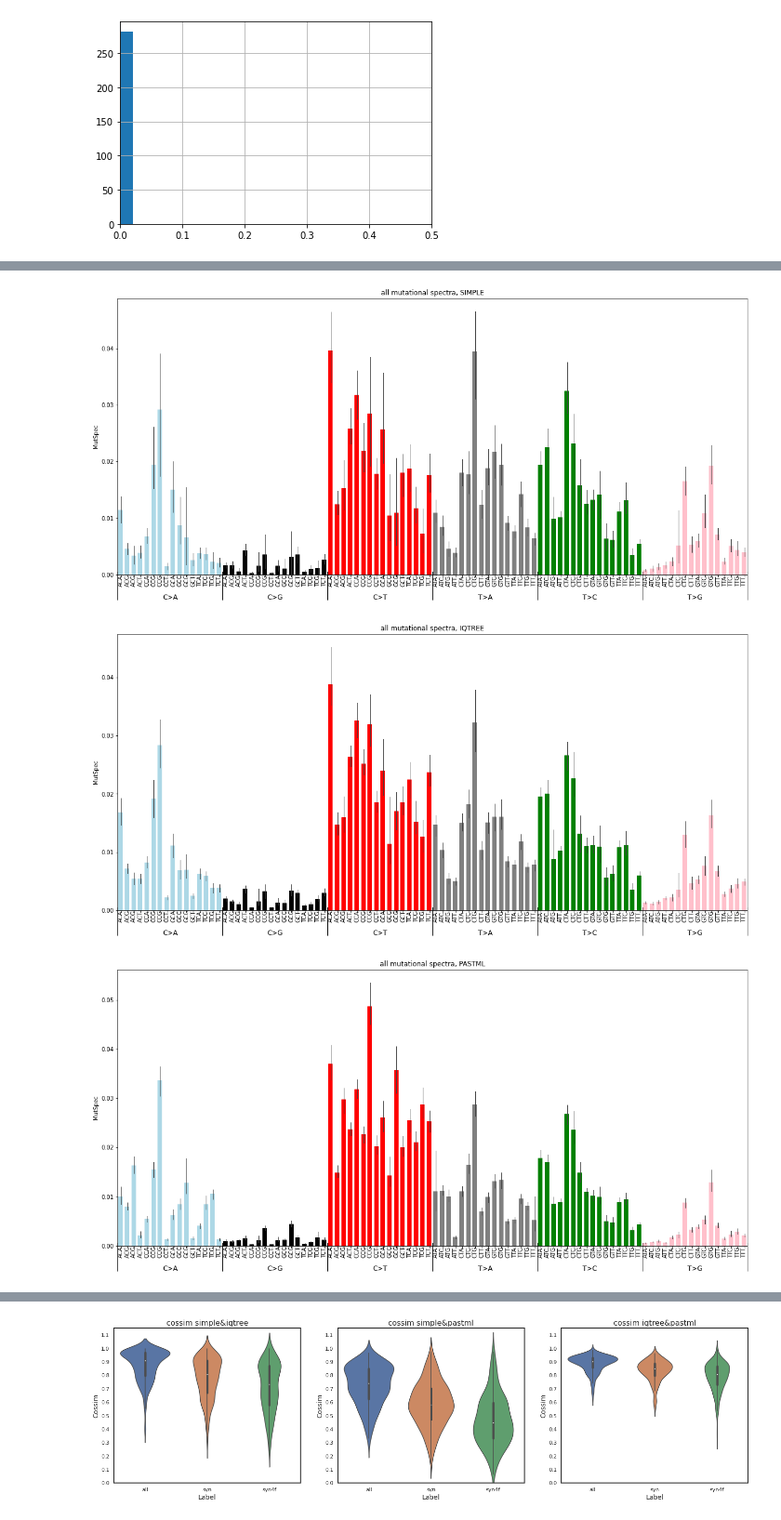
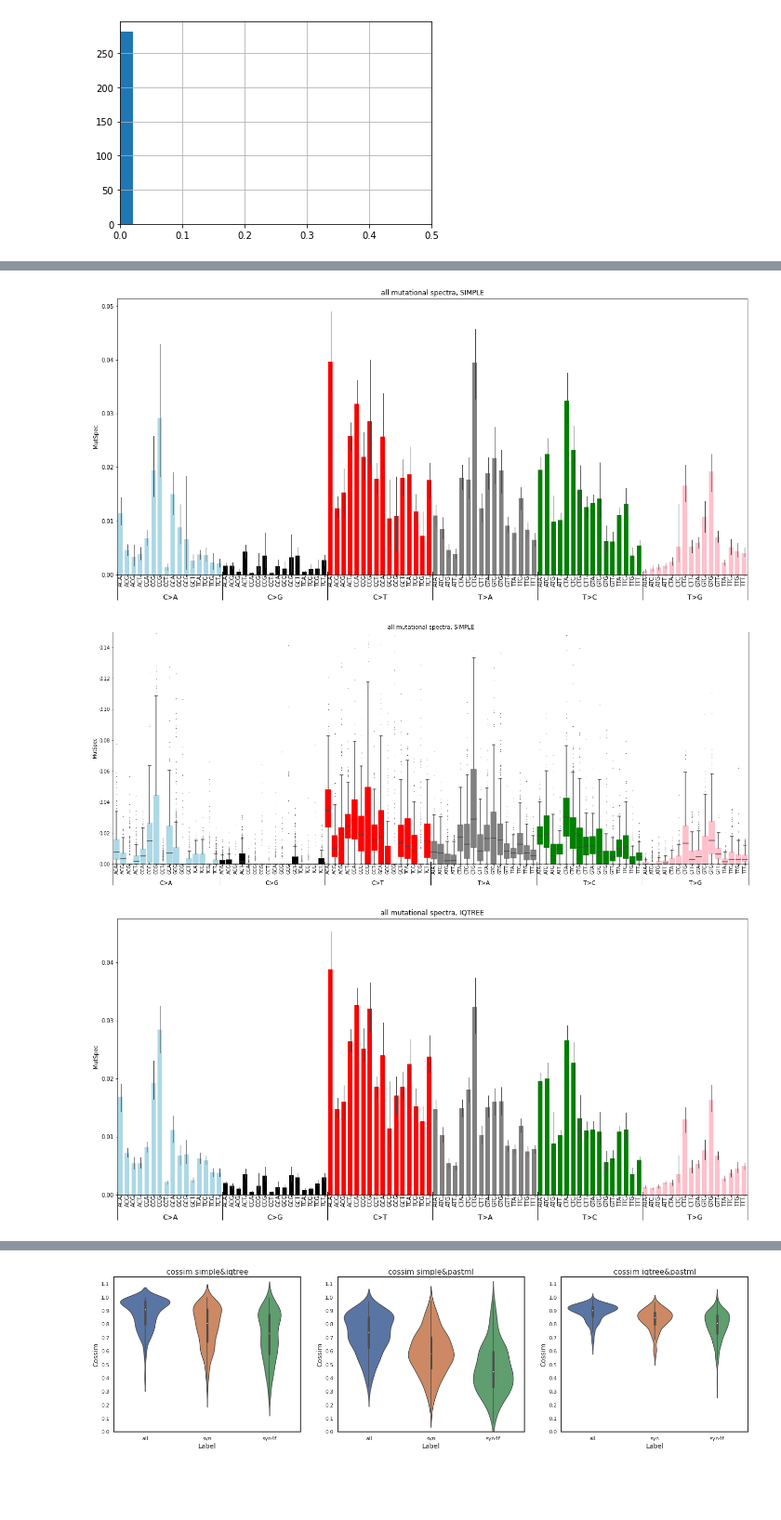
Before and after one commit to mitoclub/PyMutSpec, a Jupyter notebook: notebooks/pastml_report.ipynb, the cells around one changed output, grey strips where cells are left out. Shown at 93% size. Saved outputs shown, nothing was run; the diff lists cells and outputs as text; code cells hidden in the pictures; blank space fills up the shorter version.

```diff
--- a/notebooks/pastml_report.ipynb
+++ b/notebooks/pastml_report.ipynb
@@ -303,7 +330,7 @@ def label_len(my_index,level):
 
 def label_group_bar_table(ax, df):
     font = {
-        'family': 'cursive',
+        # 'family': 'cursive',
         'color':  'black',
         'weight': 'normal',
         'size': 10,
@@ -354,7 +381,7 @@ def plot_mutspec192_bar(edge_mutspec, label="Mutational spectra", filepath=None)
     plt.show()
 
 
-def plot_mutspec192_box(edge_mutspec, label="Mutational spectra", filepath=None):
+def plot_mutspec192_box(edge_mutspec, label="Mutational spectra", filepath=None, ylim=(0, 0.2)):
     edge_mutspec = edge_mutspec.copy()
     smpl = edge_mutspec.groupby("AltNode").get_group(edge_mutspec.AltNode.sample().item()).sort_values(["MutBase", "Context"])
     colors = smpl["MutBase"].map(coloring).values
@@ -363,15 +390,16 @@ def plot_mutspec192_box(edge_mutspec, label="Mutational spectra", filepath=None)
     ax = fig.add_subplot(111)
     sns.boxplot(
         x="Mut", y="MutSpec", data=edge_mutspec,
-        order=order96, ax=fig.gca(), fliersize=1,
+        order=order96, ax=fig.gca(), fliersize=0.5,
     )
-    # for bar, clr in zip(ax.patches, colors):
-    #     bar.set_color(clr)
+    for bar, clr in zip(ax.patches, colors):
+        bar.set_color(clr)
     #     bar.set_width(0.6)
     labels = ['' for item in ax.get_xticklabels()]
     ax.set_xticklabels(labels)
     ax.set_xlabel('')
     ax.set_title(label)
+    ax.set_ylim(ylim)
     label_group_bar_table(ax, df)
     fig.subplots_adjust(bottom=.1*df.index.nlevels)
     if filepath is not None:
@@ -400,9 +414,10 @@ plot_mutspec192(mutspec_simple[mutspec_simple.Label == lbl], f"{lbl} mutational
 # %%
 lbl = "all"
-plot_mutspec192(mutspec_simple[mutspec_simple.Label == lbl], f"{lbl} mutational spectra, SIMPLE")
-plot_mutspec192(mutspec_iqtree[mutspec_iqtree.Label   == lbl], f"{lbl} mutational spectra, IQTREE")
-plot_mutspec192(mutspec_pastml[mutspec_pastml.Label == lbl], f"{lbl} mutational spectra, PASTML")
+plot_mutspec192_bar(mutspec_simple[mutspec_simple.Label == lbl], f"{lbl} mutational spectra, SIMPLE")
+plot_mutspec192_box(mutspec_simple[mutspec_simple.Label == lbl], f"{lbl} mutational spectra, SIMPLE", ylim=(0, 0.15))
+plot_mutspec192_bar(mutspec_iqtree[mutspec_iqtree.Label   == lbl], f"{lbl} mutational spectra, IQTREE")
+plot_mutspec192_bar(mutspec_pastml[mutspec_pastml.Label == lbl], f"{lbl} mutational spectra, PASTML")
 # %% [output]
-[figure, old version]
+[figure, new version]
-[figure, old version]
+[figure, new version]
-[figure, old version]
+[figure, new version]
```
Also changed, not shown: parts of 6 cells of this notebook, 2 other files.
